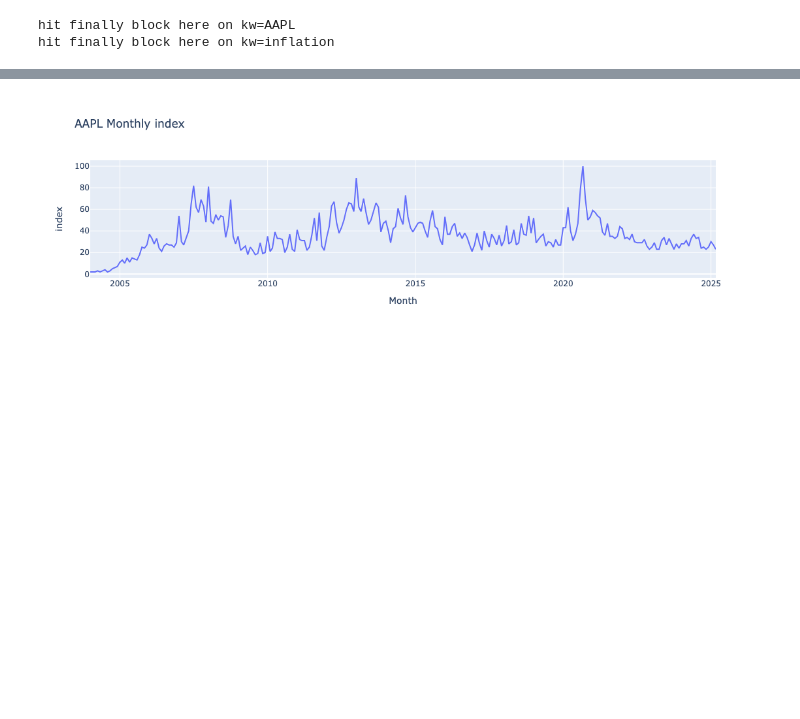
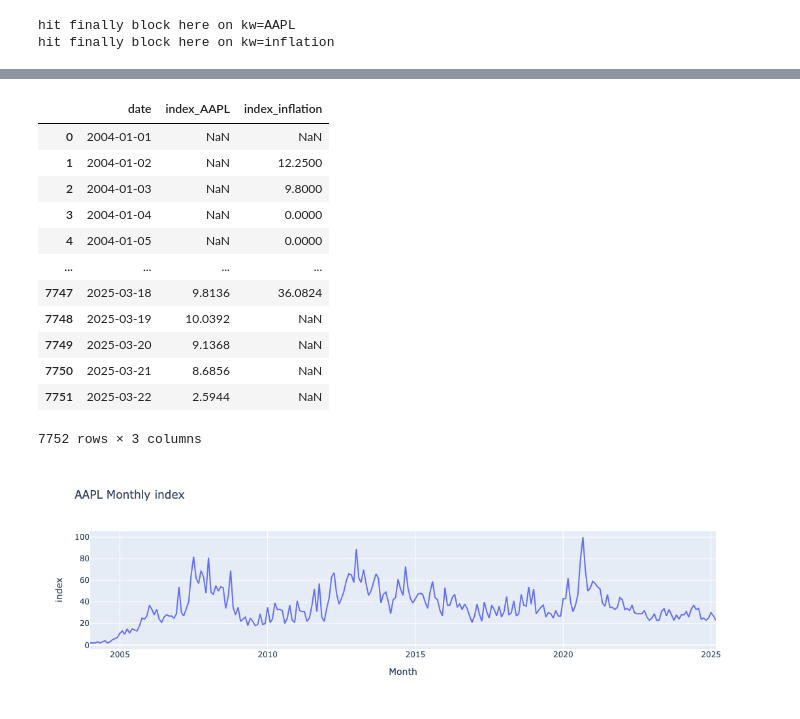
Before and after one commit to kylezengo/preds, a Jupyter notebook: download_gt_data_v0.ipynb, the cells around one changed output, grey strips where cells are left out. Saved outputs shown, nothing was run; the diff lists cells and outputs as text; code cells hidden in the pictures; blank space fills up the shorter version.

```diff
--- a/download_gt_data_v0.ipynb
+++ b/download_gt_data_v0.ipynb
@@ -264,3 +285,26 @@ gt_adjusted.to_csv(f'gt_adjusted_{datetime.today().strftime("%Y%m%d")}.csv', ind
+# %%
+gt_adjusted_pivot = gt_adjusted.pivot(
+    index='date', columns='search_term',
+    values=['index']
+)
+
+gt_adjusted_pivot.columns = ['_'.join(col).strip() for col in gt_adjusted_pivot.columns.values]
+gt_adjusted_pivot = gt_adjusted_pivot.reset_index().rename_axis(None, axis=1)
+gt_adjusted_pivot
+# %% [output]
+|  | date | index_AAPL | index_inflation |
+| 0 | 2004-01-01 | NaN | NaN |
+| 1 | 2004-01-02 | NaN | 12.2500 |
+| 2 | 2004-01-03 | NaN | 9.8000 |
+| 3 | 2004-01-04 | NaN | 0.0000 |
+| 4 | 2004-01-05 | NaN | 0.0000 |
+| ... | ... | ... | ... |
+| 7747 | 2025-03-18 | 9.8136 | 36.0824 |
+| 7748 | 2025-03-19 | 10.0392 | NaN |
+| 7749 | 2025-03-20 | 9.1368 | NaN |
+| 7750 | 2025-03-21 | 8.6856 | NaN |
+| 7751 | 2025-03-22 | 2.5944 | NaN |
+7752 rows × 3 columns
 # %%
 # Checking
 # gt_monthly_new   # just swith to use monthly new! always want the lastest anyway
```
Also changed, not shown: parts of 2 cells of this notebook, 2 other files.
